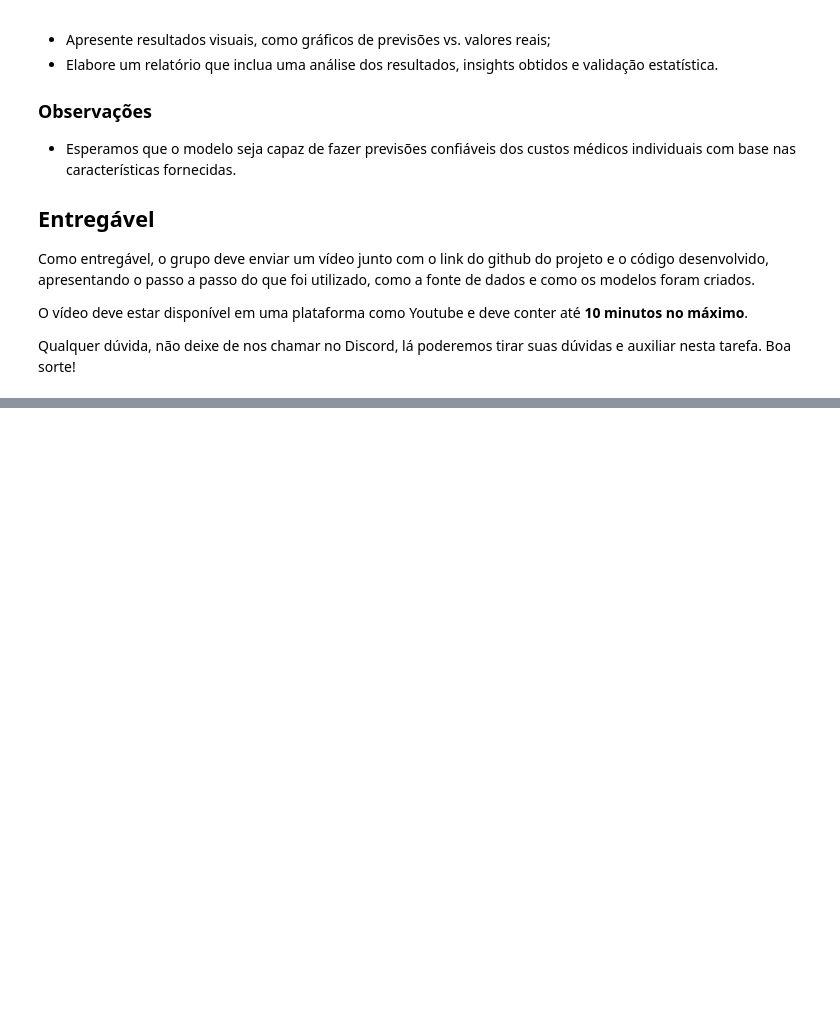
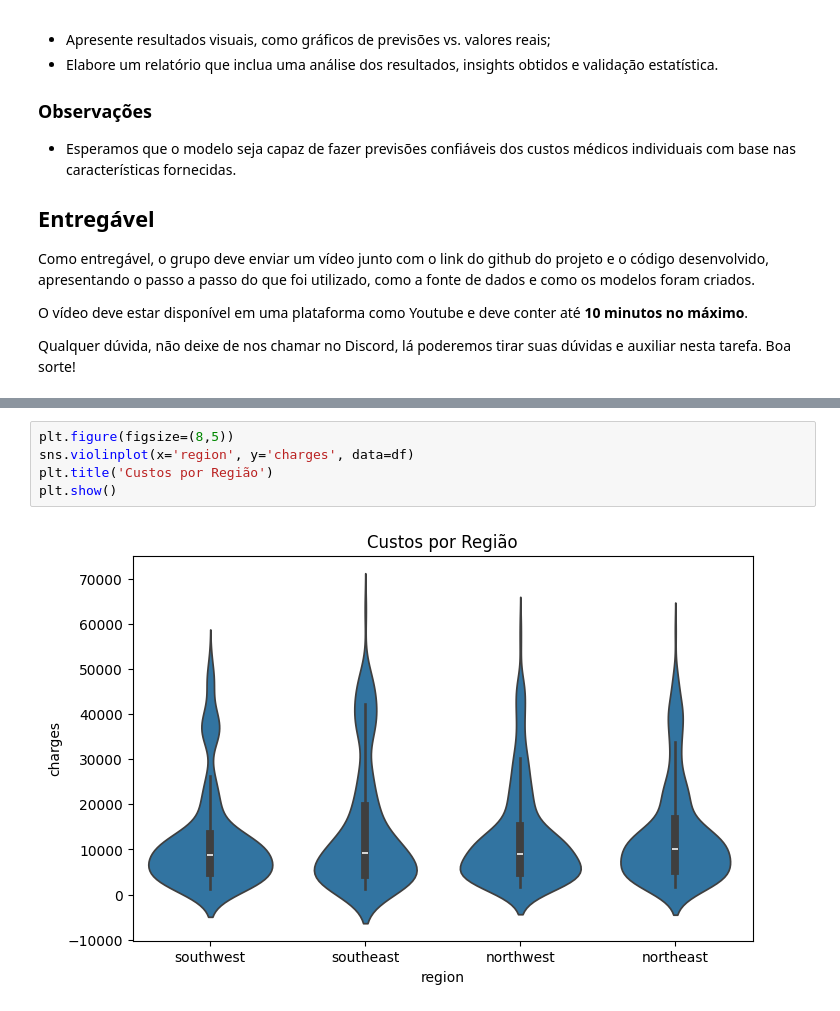
Before and after one commit to iaglourenco/fiap-tech-challenges, a Jupyter notebook: Tech_Challenge_1.ipynb, the cells around one changed output, grey strips where cells are left out. Saved outputs shown, nothing was run; the diff lists cells and outputs as text; blank space fills up the shorter version.

```diff
--- a/Tech_Challenge_1.ipynb
+++ b/Tech_Challenge_1.ipynb
@@ -81,0 +109,7 @@ suas dúvidas e auxiliar nesta tarefa. Boa sorte!
+# %%
+plt.figure(figsize=(8,5))
+sns.violinplot(x='region', y='charges', data=df)
+plt.title('Custos por Região')
+plt.show()
+# %% [output]
+[figure, added]
```
Also changed, not shown: parts of 12 cells of this notebook.
